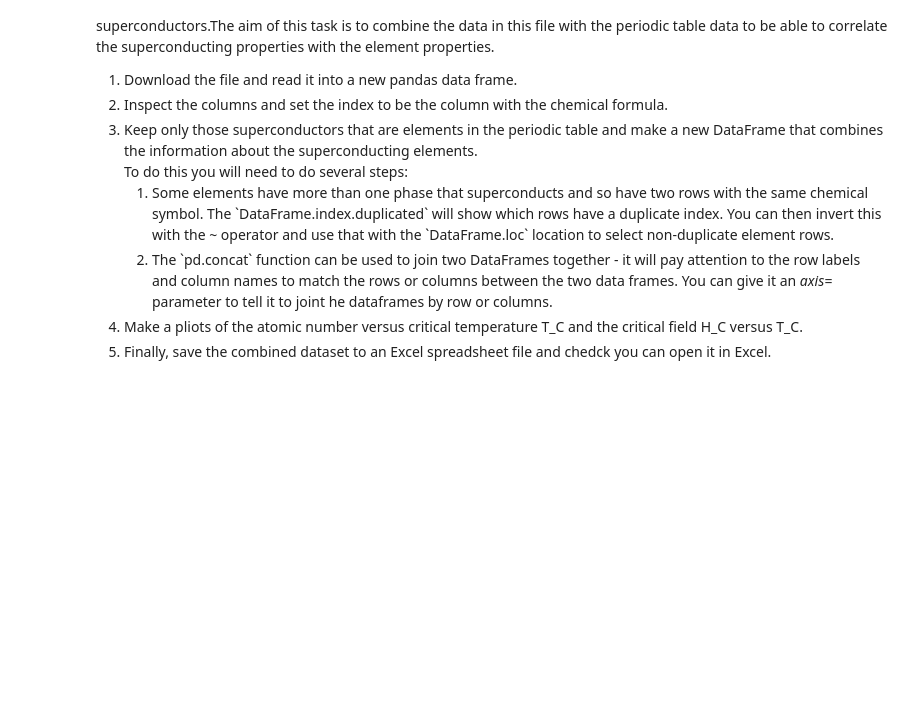
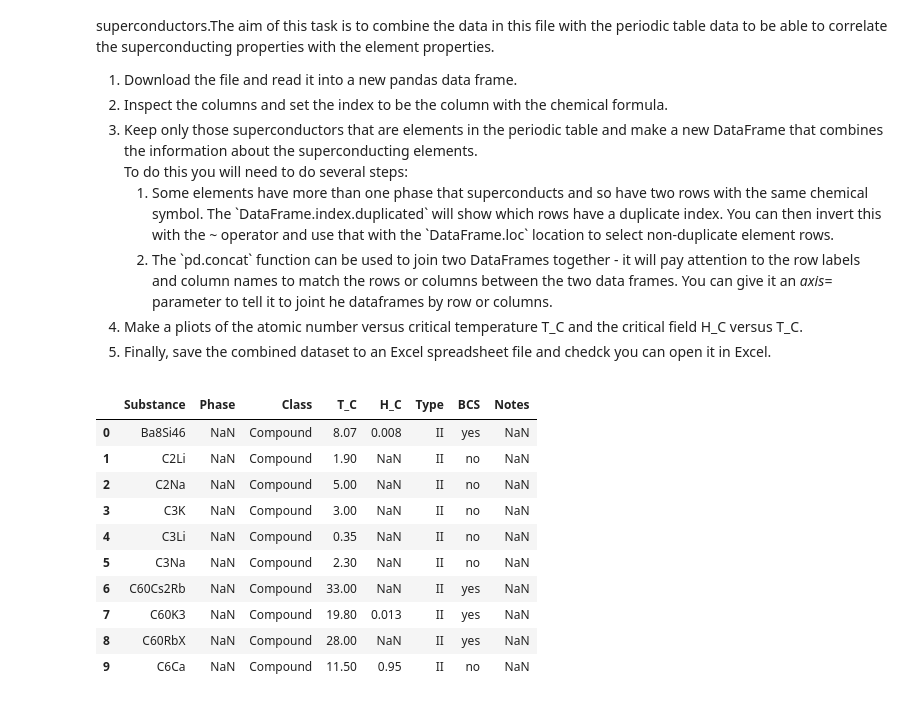
Before and after one commit to JoeyBream/python-challenges-2, a Jupyter notebook: PHYS2320 Lab 6.ipynb, the cells around one changed output. Drawn from its saved outputs; the diff is of its cells as text; code cells hidden in the pictures; blank space fills up the shorter version.

```diff
--- a/PHYS2320 Lab 6.ipynb
+++ b/PHYS2320 Lab 6.ipynb
@@ -420,3 +418,18 @@ A really common thing that one needs to do in Data Science is to combine informa
     </ol>
 
 </div>
+# %%
+superconductors_df = pd.read_excel('Superconductors.xlsx')
+superconductors_df.head(10)
+# %% [output]
+|  | Substance | Phase | Class | T_C | H_C | Type | BCS | Notes |
+| 0 | Ba8Si46 | NaN | Compound | 8.07 | 0.008 | II | yes | NaN |
+| 1 | C2Li | NaN | Compound | 1.90 | NaN | II | no | NaN |
+| 2 | C2Na | NaN | Compound | 5.00 | NaN | II | no | NaN |
+| 3 | C3K | NaN | Compound | 3.00 | NaN | II | no | NaN |
+| 4 | C3Li | NaN | Compound | 0.35 | NaN | II | no | NaN |
+| 5 | C3Na | NaN | Compound | 2.30 | NaN | II | no | NaN |
+| 6 | C60Cs2Rb | NaN | Compound | 33.00 | NaN | II | yes | NaN |
+| 7 | C60K3 | NaN | Compound | 19.80 | 0.013 | II | yes | NaN |
+| 8 | C60RbX | NaN | Compound | 28.00 | NaN | II | yes | NaN |
+| 9 | C6Ca | NaN | Compound | 11.50 | 0.95 | II | no | NaN |
```
Also changed, not shown: parts of 1 cell of this notebook, 2 other files.
